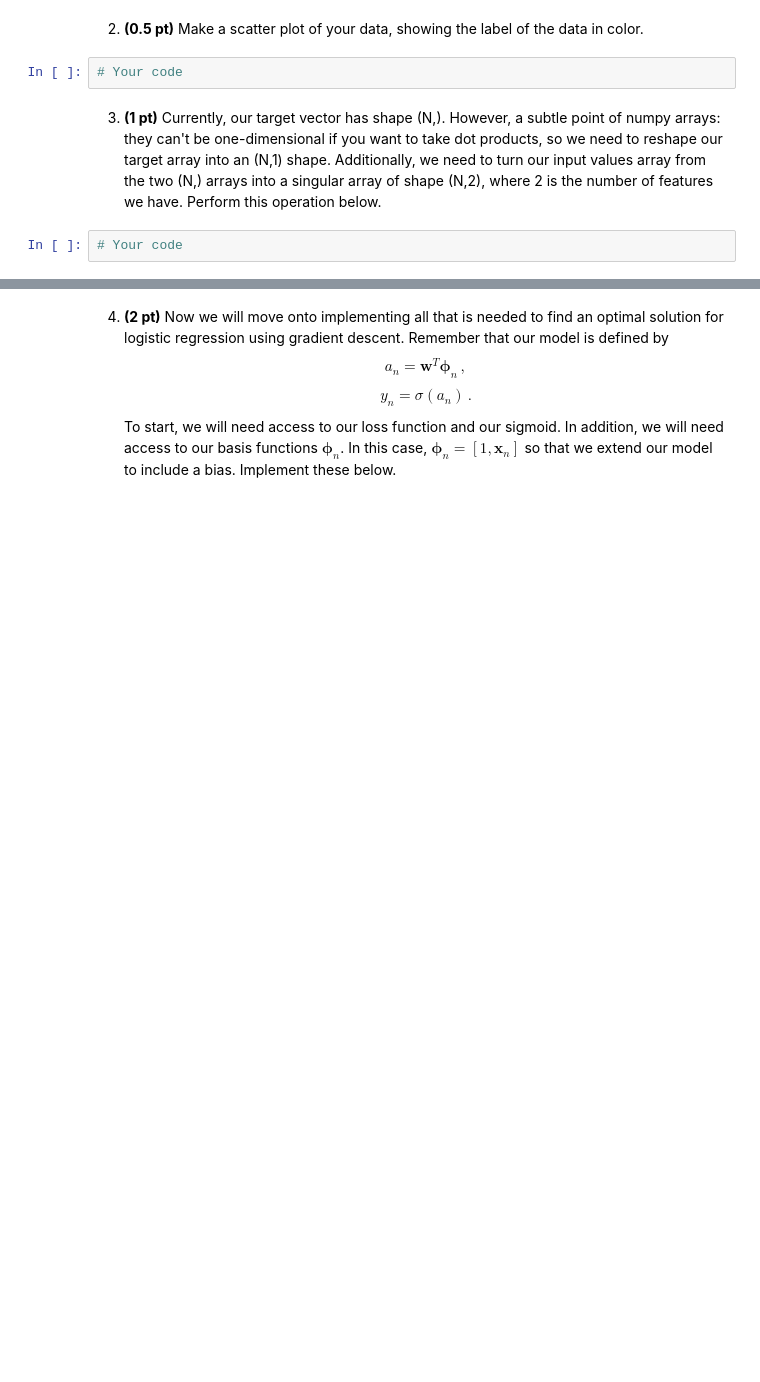
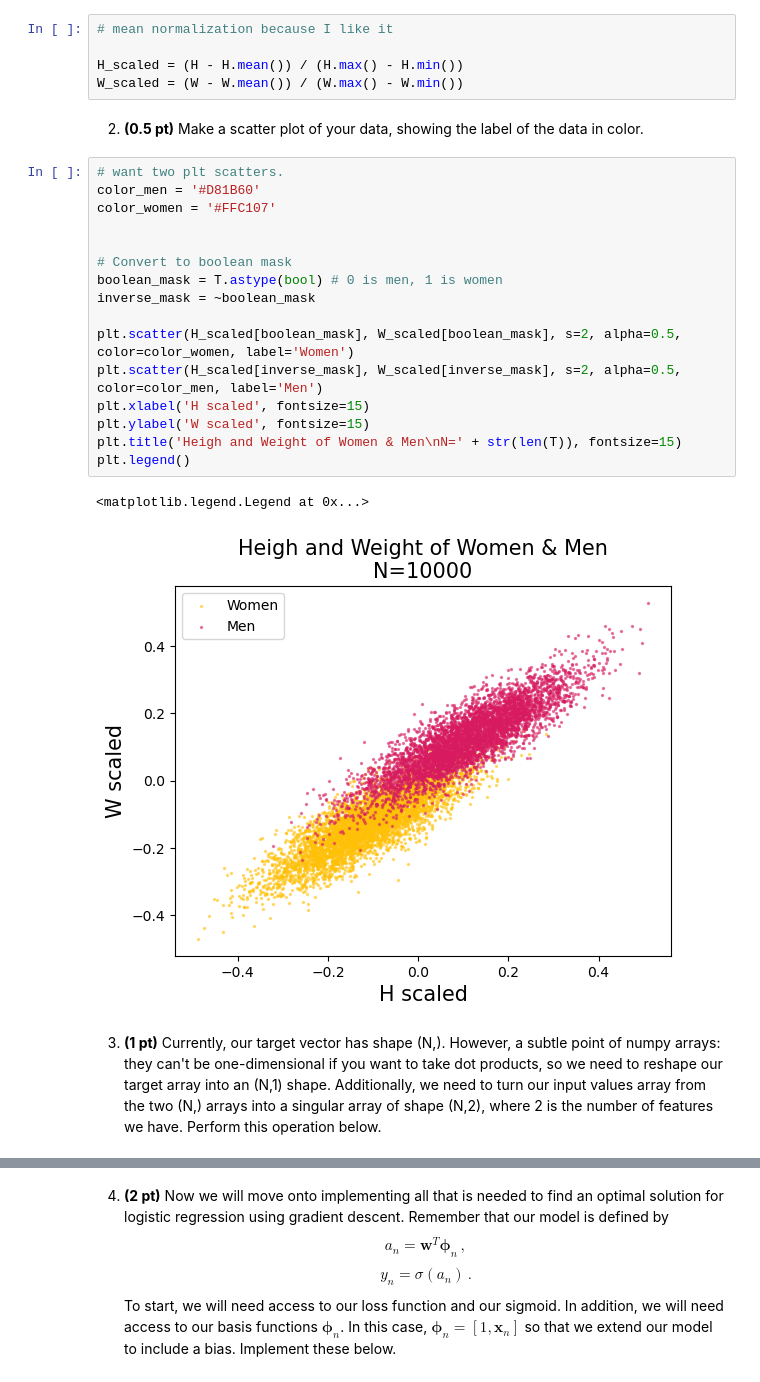
Before and after one commit to afinemax/machine_learning_2024, a Jupyter notebook: hw/ML4PhA_2024_Exercise_sheet_3.ipynb, the cells around one changed output, grey strips where cells are left out. Saved outputs shown, nothing was run; the diff lists cells and outputs as text; blank space fills up the shorter version.

```diff
--- a/hw/ML4PhA_2024_Exercise_sheet_3.ipynb
+++ b/hw/ML4PhA_2024_Exercise_sheet_3.ipynb
@@ -289,8 +467,28 @@ print(W.mean())
+# %%
+# mean normalization because I like it
+
+H_scaled = (H - H.mean()) / (H.max() - H.min())
+W_scaled = (W - W.mean()) / (W.max() - W.min())
 # %% [markdown]
 2. **(0.5 pt)** Make a scatter plot of your data, showing the label of the data in color.
-# %%
-# Your code
+# %%
+# want two plt scatters.
+color_men = '#D81B60'
+color_women = '#FFC107'
+
+
+# Convert to boolean mask
+boolean_mask = T.astype(bool) # 0 is men, 1 is women
+inverse_mask = ~boolean_mask
+
+plt.scatter(H_scaled[boolean_mask], W_scaled[boolean_mask], s=2, alpha=0.5, color=color_women, label='Women')
+plt.scatter(H_scaled[inverse_mask], W_scaled[inverse_mask], s=2, alpha=0.5, color=color_men, label='Men')
+plt.xlabel('H scaled', fontsize=15)
+plt.ylabel('W scaled', fontsize=15)
+plt.title('Heigh and Weight of Women & Men\nN=' + str(len(T)), fontsize=15)
+plt.legend()
+# %% [output]
+<matplotlib.legend.Legend at 0x...>
+[figure, added]
 # %% [markdown]
 3. **(1 pt)** Currently, our target vector has shape (N,). However, a subtle point of numpy arrays: they can't be one-dimensional if you want to take dot products, so we need to reshape our target array into an (N,1) shape. Additionally, we need to turn our input values array from the two (N,) arrays into a singular array of shape (N,2), where 2 is the number of features we have. Perform this operation below.
-# %%
-# Your code
```
Also changed, not shown: parts of 14 cells of this notebook.
